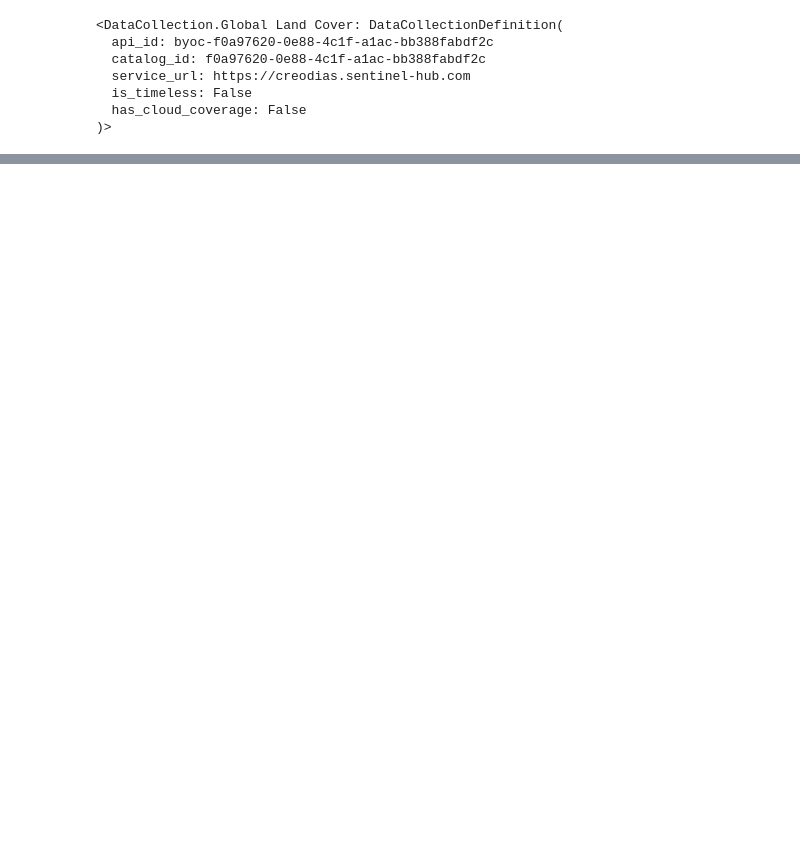
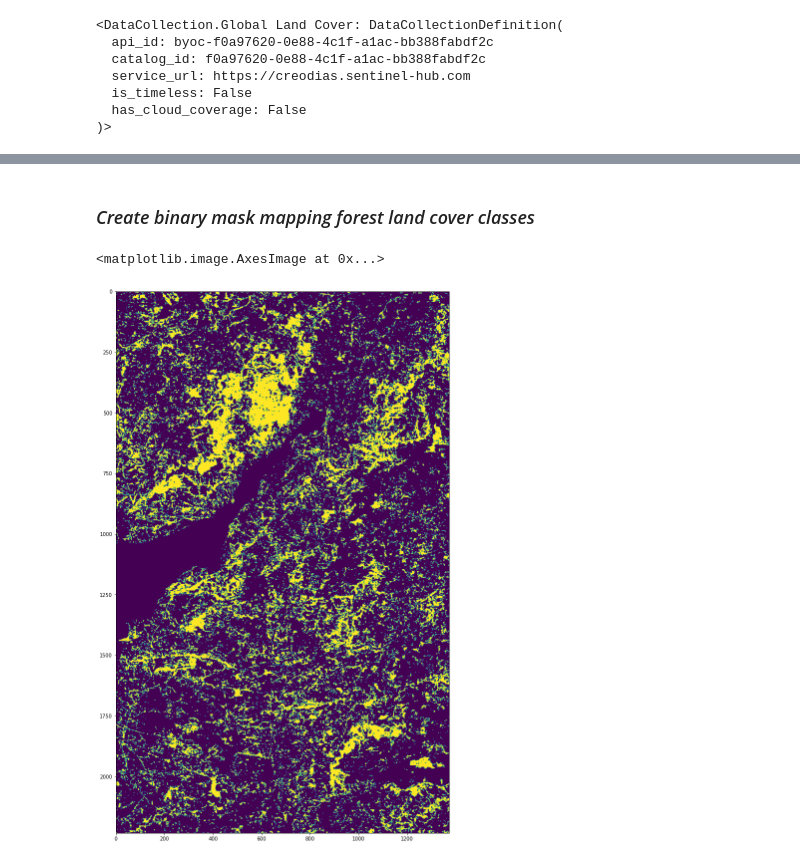
Before and after one commit to chris010970/sentinelhub, a Jupyter notebook: process-api/notebooks/public/global-land-cover.ipynb, the cells around one changed output, grey strips where cells are left out. Cells and saved outputs as stored; diff of their text form; code cells hidden in the pictures; blank space fills up the shorter version.

```diff
--- a/process-api/notebooks/public/global-land-cover.ipynb
+++ b/process-api/notebooks/public/global-land-cover.ipynb
@@ -151,0 +240,10 @@ timestamps
+# %% [markdown]
+### _Create binary mask mapping forest land cover classes_
+# %%
+import matplotlib.pyplot as plt
+
+fig,ax = plt.subplots( figsize=(20,20))
+ax.imshow( ( response._df.iloc[ 0 ][ 'default' ][ :, :, 0 ] >= 111 ) & ( response._df.iloc[ 0 ][ 'default' ][ :, :, 0 ] <= 126 ) )
+# %% [output]
+<matplotlib.image.AxesImage at 0x...>
+[figure, added]
```
Also changed, not shown: parts of 20 cells of this notebook, 30 other files.
